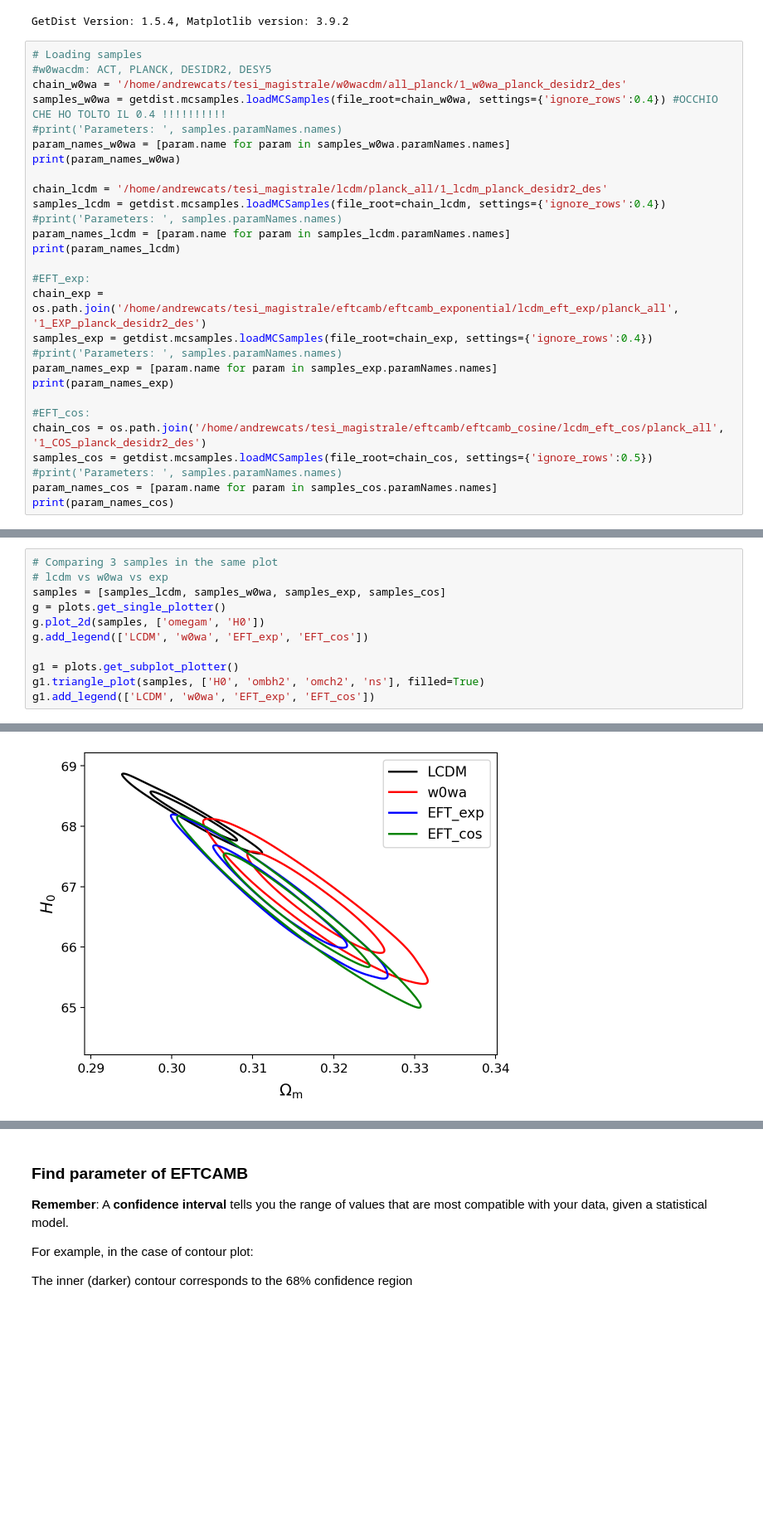
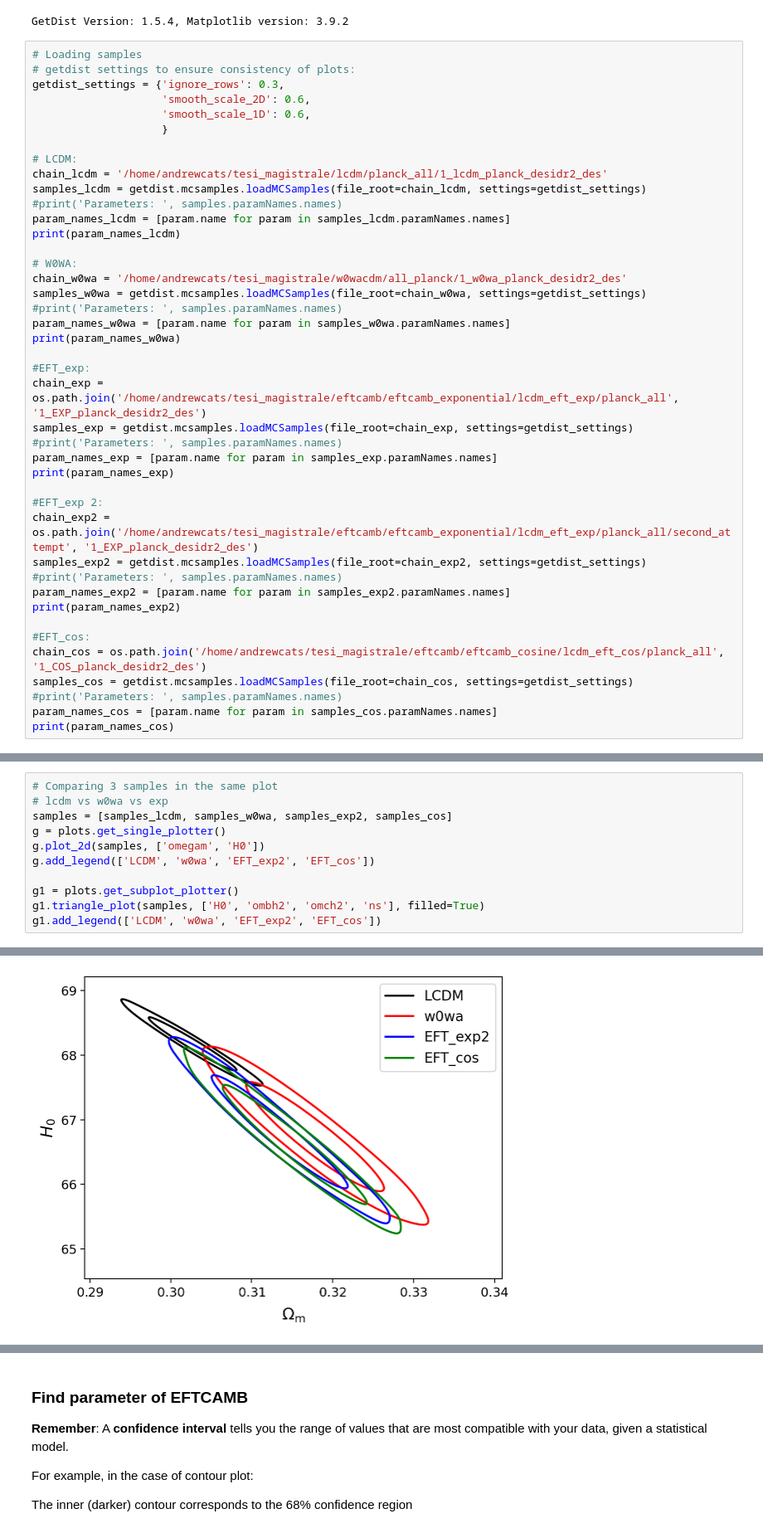
Before and after one commit to Gatti-Andrea/master-thesis, a Jupyter notebook: comparison/planck_all/planck_all_compare.ipynb, the cells around one changed output, grey strips where cells are left out. Shown at 83% size. Cells and saved outputs as stored; diff of their text form; blank space fills up the shorter version.

```diff
--- a/comparison/planck_all/planck_all_compare.ipynb
+++ b/comparison/planck_all/planck_all_compare.ipynb
@@ -18,29 +18,43 @@ This warnings indicates broken support for the dtype!
 GetDist Version: 1.5.4, Matplotlib version: 3.9.2
 # %%
 # Loading samples
-#w0wacdm: ACT, PLANCK, DESIDR2, DESY5
+# getdist settings to ensure consistency of plots:
+getdist_settings = {'ignore_rows': 0.3,
+                    'smooth_scale_2D': 0.6,
+                    'smooth_scale_1D': 0.6,
+                    }
+
+# LCDM:
+chain_lcdm = '/home/andrewcats/tesi_magistrale/lcdm/planck_all/1_lcdm_planck_desidr2_des'
+samples_lcdm = getdist.mcsamples.loadMCSamples(file_root=chain_lcdm, settings=getdist_settings)
+#print('Parameters: ', samples.paramNames.names)
+param_names_lcdm = [param.name for param in samples_lcdm.paramNames.names]
+print(param_names_lcdm)
+
+# W0WA:
 chain_w0wa = '/home/andrewcats/tesi_magistrale/w0wacdm/all_planck/1_w0wa_planck_desidr2_des'
-samples_w0wa = getdist.mcsamples.loadMCSamples(file_root=chain_w0wa, settings={'ignore_rows':0.4}) #OCCHIO CHE HO TOLTO IL 0.4 !!!!!!!!!!
+samples_w0wa = getdist.mcsamples.loadMCSamples(file_root=chain_w0wa, settings=getdist_settings)
 #print('Parameters: ', samples.paramNames.names)
 param_names_w0wa = [param.name for param in samples_w0wa.paramNames.names]
 print(param_names_w0wa)
 
-chain_lcdm = '/home/andrewcats/tesi_magistrale/lcdm/planck_all/1_lcdm_planck_desidr2_des'
-samples_lcdm = getdist.mcsamples.loadMCSamples(file_root=chain_lcdm, settings={'ignore_rows':0.4})
-#print('Parameters: ', samples.paramNames.names)
-param_names_lcdm = [param.name for param in samples_lcdm.paramNames.names]
-print(param_names_lcdm)
-
 #EFT_exp:
 chain_exp = os.path.join('/home/andrewcats/tesi_magistrale/eftcamb/eftcamb_exponential/lcdm_eft_exp/planck_all', '1_EXP_planck_desidr2_des')
-samples_exp = getdist.mcsamples.loadMCSamples(file_root=chain_exp, settings={'ignore_rows':0.4})
+samples_exp = getdist.mcsamples.loadMCSamples(file_root=chain_exp, settings=getdist_settings)
 #print('Parameters: ', samples.paramNames.names)
 param_names_exp = [param.name for param in samples_exp.paramNames.names]
 print(param_names_exp)
 
+#EFT_exp 2:
+chain_exp2 = os.path.join('/home/andrewcats/tesi_magistrale/eftcamb/eftcamb_exponential/lcdm_eft_exp/planck_all/second_attempt', '1_EXP_planck_desidr2_des')
+samples_exp2 = getdist.mcsamples.loadMCSamples(file_root=chain_exp2, settings=getdist_settings)
+#print('Parameters: ', samples.paramNames.names)
+param_names_exp2 = [param.name for param in samples_exp2.paramNames.names]
+print(param_names_exp2)
+
 #EFT_cos:
 chain_cos = os.path.join('/home/andrewcats/tesi_magistrale/eftcamb/eftcamb_cosine/lcdm_eft_cos/planck_all', '1_COS_planck_desidr2_des')
-samples_cos = getdist.mcsamples.loadMCSamples(file_root=chain_cos, settings={'ignore_rows':0.5})
+samples_cos = getdist.mcsamples.loadMCSamples(file_root=chain_cos, settings=getdist_settings)
 #print('Parameters: ', samples.paramNames.names)
 param_names_cos = [param.name for param in samples_cos.paramNames.names]
 print(param_names_cos)
@@ -52,14 +79,14 @@ print(param_names_cos)
 # %%
 # Comparing 3 samples in the same plot
 # lcdm vs w0wa vs exp
-samples = [samples_lcdm, samples_w0wa, samples_exp, samples_cos]
+samples = [samples_lcdm, samples_w0wa, samples_exp2, samples_cos]
 g = plots.get_single_plotter()
 g.plot_2d(samples, ['omegam', 'H0'])
-g.add_legend(['LCDM', 'w0wa', 'EFT_exp', 'EFT_cos'])
+g.add_legend(['LCDM', 'w0wa', 'EFT_exp2', 'EFT_cos'])
 
 g1 = plots.get_subplot_plotter()
 g1.triangle_plot(samples, ['H0', 'ombh2', 'omch2', 'ns'], filled=True)
-g1.add_legend(['LCDM', 'w0wa', 'EFT_exp', 'EFT_cos'])
+g1.add_legend(['LCDM', 'w0wa', 'EFT_exp2', 'EFT_cos'])
 # %% [output]
 <matplotlib.legend.Legend at 0x...>
-[figure, old version]
+[figure, new version]
```
Also changed, not shown: parts of 20 cells of this notebook, 3 other files.
